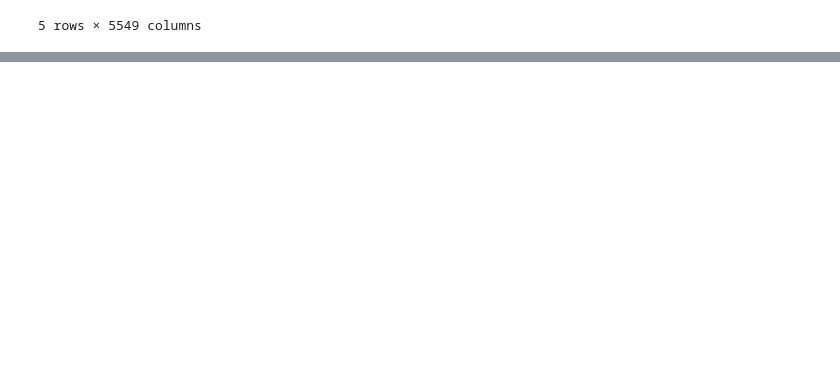
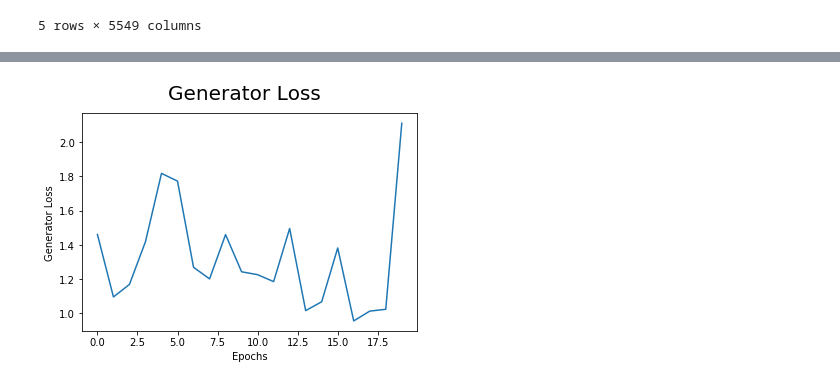
Before and after one commit to greenelab/cycleGAN_gene_expression, a Jupyter notebook: PyTorch-GAN/implementations/cyclegan/train_cycleGAN.ipynb, the cells around one changed output, grey strips where cells are left out. Cells and saved outputs as stored; diff of their text form; code cells hidden in the pictures; blank space fills up the shorter version.

Commit message:
modified script to complete training run for unpartitioned data

```diff
--- a/PyTorch-GAN/implementations/cyclegan/train_cycleGAN.ipynb
+++ b/PyTorch-GAN/implementations/cyclegan/train_cycleGAN.ipynb
@@ -48,0 +44,12 @@ os.path.join("../../data/%s" % opt.dataset_name +
+# %%
+# Plot loss
+G_loss_file = os.path.join(
+    os.path.dirname(os.path.dirname(os.getcwd())),
+    "data","pseudomonas","train", "G_loss.txt")
+
+D_loss_file = os.path.join(
+    os.path.dirname(os.path.dirname(os.getcwd())),
+    "data","pseudomonas","train","D_loss.txt")
+
+G_loss_data = pd.read_csv(G_loss_file, header=None, sep=',').T
+D_loss_data = pd.read_csv(D_loss_file, header=None, sep=',').T
@@ -48,0 +96,16 @@ os.path.join("../../data/%s" % opt.dataset_name +
+# %%
+import matplotlib.pyplot as plt
+%matplotlib inline
+
+G_loss_out_file = os.path.join(
+    os.path.dirname(os.path.dirname(os.getcwd())),
+    "data","pseudomonas","train", "G_loss_plot.jpg")
+
+fig = plt.figure()
+plt.plot(G_loss_data.index, G_loss_data.values)
+fig.suptitle('Generator Loss', fontsize=20)
+plt.xlabel('Epochs')
+plt.ylabel('Generator Loss')
+fig.savefig(G_loss_out_file)
+# %% [output]
+[figure, added]
```
Also changed, not shown: parts of 7 cells of this notebook, 3 other files.
